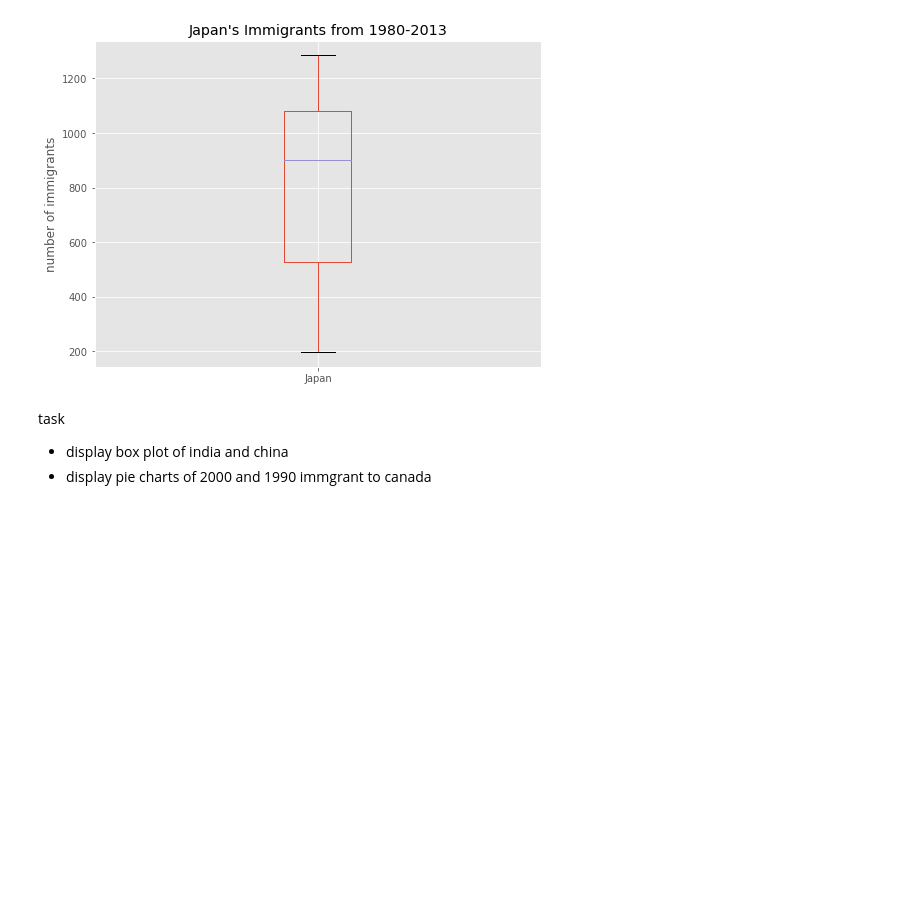
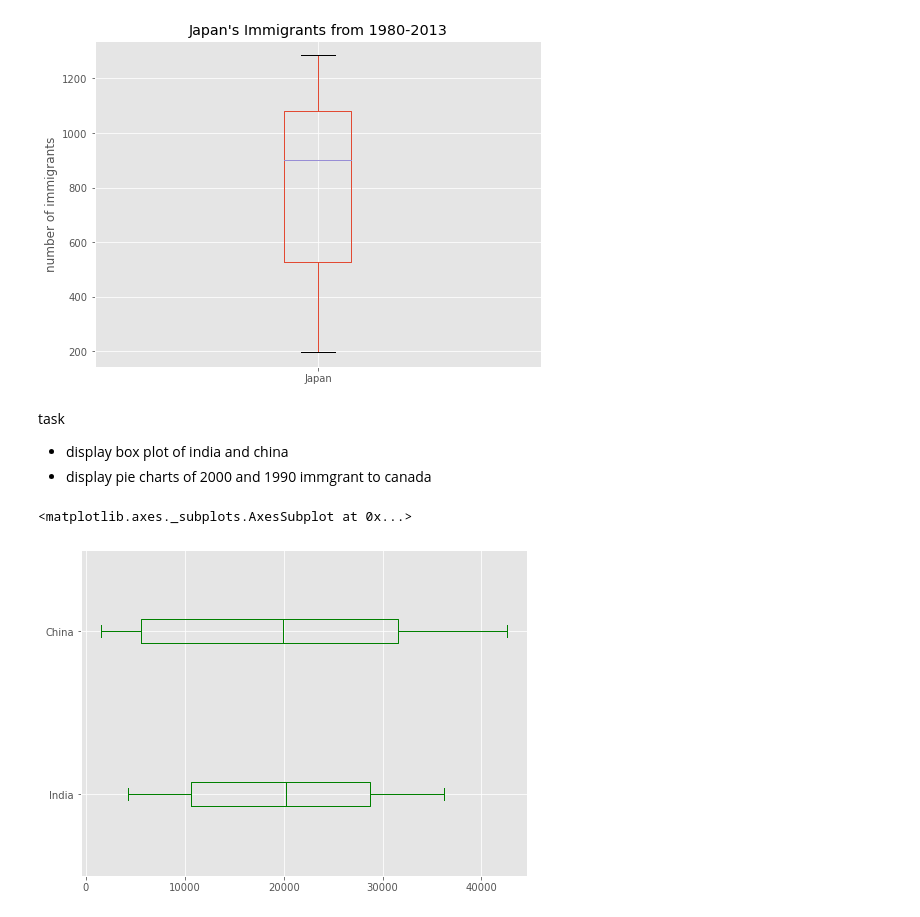
Before and after one commit to digipodium/python_content_for_tts_batch, a Jupyter notebook: dataanalysis/exploratory_data_analysis_EDA.ipynb, the cells around one changed output. Drawn from its saved outputs; the diff is of its cells as text; code cells hidden in the pictures; blank space fills up the shorter version.

```diff
--- a/dataanalysis/exploratory_data_analysis_EDA.ipynb
+++ b/dataanalysis/exploratory_data_analysis_EDA.ipynb
@@ -124,3 +124,8 @@ plt.show()
 task
 - display box plot of india and china
 - display pie charts of 2000 and 1990 immgrant to canada
+# %%
+df_can.loc[['India','China'],years].transpose().plot(kind='box',figsize=(8,6),vert=False,color='green')
+# %% [output]
+<matplotlib.axes._subplots.AxesSubplot at 0x...>
+[figure, added]
```
Also changed, not shown: parts of 13 cells of this notebook, 1 other file.
